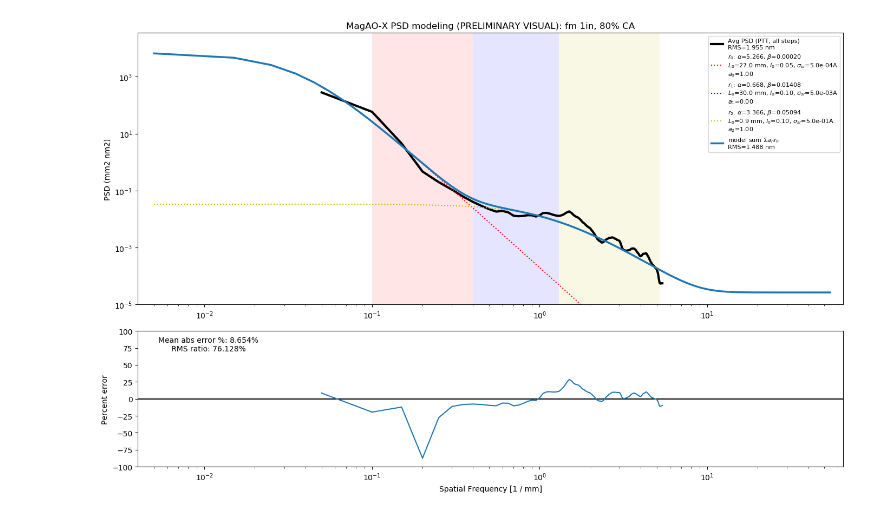
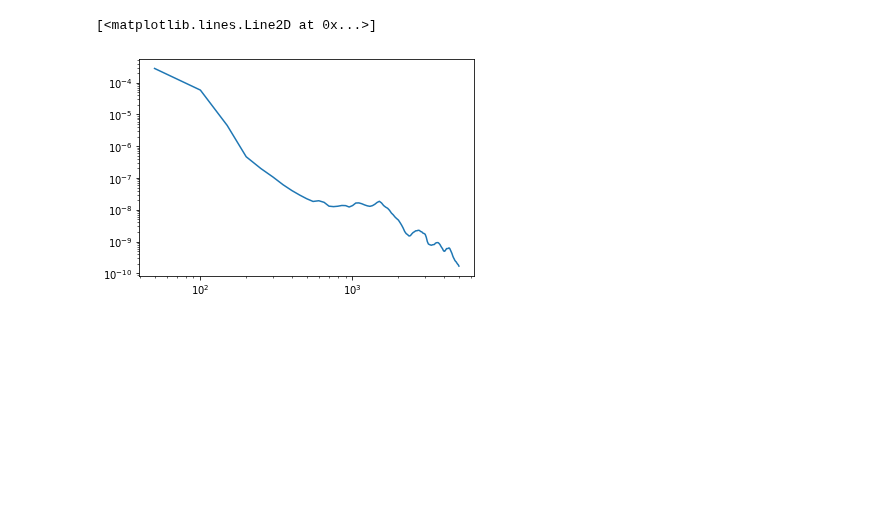
Before and after one commit to magao-x/magaox_poppy, a Jupyter notebook: PSD/PSDmodel_fm_1inch.ipynb, the cells around one changed output. Saved outputs shown, nothing was run; the diff lists cells and outputs as text; code cells hidden in the pictures; blank space fills up the shorter version.

```diff
--- a/PSD/PSDmodel_fm_1inch.ipynb
+++ b/PSD/PSDmodel_fm_1inch.ipynb
@@ -30,9 +108,9 @@ opt_parms = {'ca' : 80, # of the 80% CA given
              'ovs': 4096,
              'surf_units': u.micron,
              'ring_width': 3,
-             'diam_ca100': 25*u.mm,
-             'kmid_ll': 0.1/u.mm,
-             'khigh_ll': 1/u.mm,
+             'diam_ca100': 0.025*u.m, #25*u.mm,
+             'kmid_ll': 100/u.m, #0.1/u.mm,
+             'khigh_ll': 1000/u.m, #1/u.mm,
              'label':'1in'} # useful for PSD
 
 nt_ptt = 3
@@ -41,10 +119,10 @@ psd_folder = 'zygo_data/flat_mirrors/mvls_psd/'
 # open the file
 fileloc = 'lspsd_fm_{0}_avg_z{1}.fits'.format(opt_parms['label'], nt_ptt)
 psd_fits = fits.open(psd_folder+fileloc)[0]
-psd_avg = psd_fits.data * (u.nm*u.mm)**2
+psd_avg = psd_fits.data * (u.nm*u.m)**2
 psd_hdr = psd_fits.header
-opt_parms['dk'] = psd_hdr['delta_k']/u.mm
-opt_parms['diam_ca'] = psd_hdr['diam_ca']*u.mm
+opt_parms['dk'] = psd_hdr['delta_k']/u.m
+opt_parms['diam_ca'] = psd_hdr['diam_ca']*u.m
 opt_parms['diam_pix'] = psd_hdr['diam_pix']
 opt_parms['wavelen'] = psd_hdr['wavelen'] * u.m
 
@@ -62,13 +140,12 @@ Wall time: 62 ms
-# %%
-i_start = [1, 7, 25]
-i_end = i_start[1:]
-i_end.append(len(avg_psd.k_radial)-5)
-
-lo = [0.05, 0.1, 0.1]
-L0 = [27*u.mm, 30*u.mm, 0.88*u.mm]
-rms_sr = [0.00005*u.nm, 0.0005*u.nm, 0.05*u.nm]
-psd_weight = [1.0, 0.0, 1.0]
-mdl_set, model_sum = psd.apply_model(i_start, i_end, lo, L0, rms_sr, psd_weight, avg_psd, opt_parms)
-psd.plot_model(mdl_set, model_sum, avg_psd, opt_parms)
-# %% [output]
-[figure, removed]
+# %%
+# Throw away some of the high-k ending data for better fitting
+# The last data doesn't seem critical anyways
+fin = len(avg_psd.k_radial)
+offset = 8 # if you change this number, you must re-run above code.
+avg_psd.k_radial = avg_psd.k_radial[0:fin-offset]
+avg_psd.psd_radial_cal = avg_psd.psd_radial_cal[0:fin-offset]
+#plt.loglog(avg_psd.k_radial[0:fin-offset].value, avg_psd.psd_radial_cal[0:fin-offset].value)
+plt.loglog(avg_psd.k_radial.value, avg_psd.psd_radial_cal.value)
+# %% [output]
+[<matplotlib.lines.Line2D at 0x...>]
+[figure, added]
```
Also changed, not shown: parts of 9 cells of this notebook, 2 other files.
